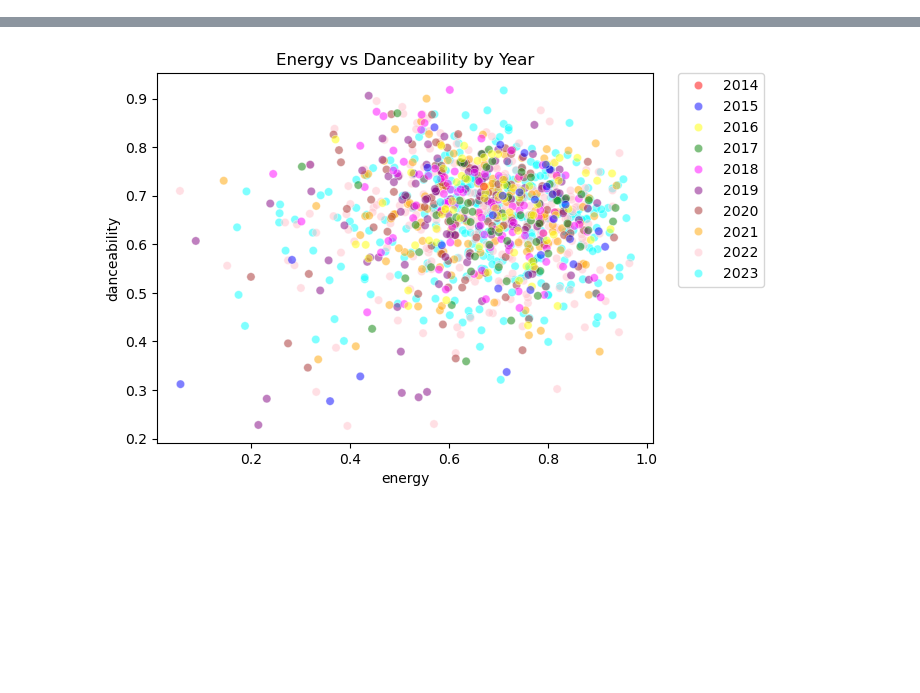
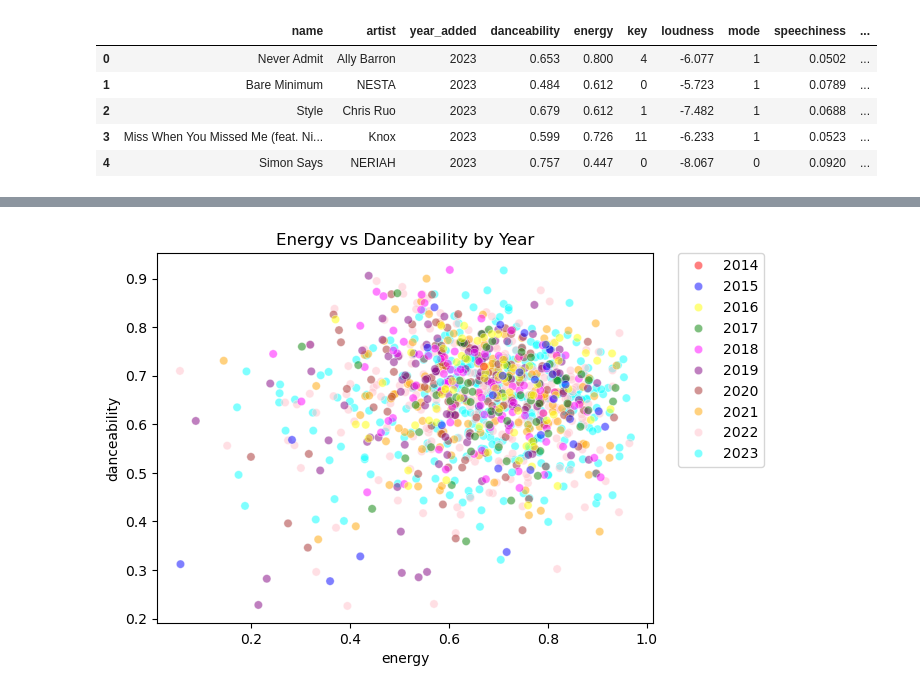
Before and after one commit to kspicer80/spotify_analysis, a Jupyter notebook: spotify_data_analysis.ipynb, the cells around one changed output, grey strips where cells are left out. Cells and saved outputs as stored; diff of their text form; code cells hidden in the pictures; blank space fills up the shorter version.

```diff
--- a/spotify_data_analysis.ipynb
+++ b/spotify_data_analysis.ipynb
@@ -18,9 +18,18 @@ year_colors = {
     2023: "cyan"
 }
 
-with open('saved_tracks_with_features.json', 'r') as infile:
+with open('main_data_files/saved_tracks_with_features.json', 'r') as infile:
     saved_tracks_with_features = json.load(infile)
 # %%
 df = pd.json_normalize(saved_tracks_with_features)
 df['year_added'] = pd.to_datetime(df['added_at']).dt.year
 df = df[["name", "artist", "year_added", "danceability", "energy", "key", "loudness", "mode", "speechiness", "acousticness", "instrumentalness", "liveness", "valence", "tempo", "duration_ms", "time_signature", "uri", "added_at"]]
+# %%
+df.head()
+# %% [output]
+|  | name | artist | year_added | danceability | energy | key | loudness | mode | speechiness | ... |
+| 0 | Never Admit | Ally Barron | 2023 | 0.653 | 0.800 | 4 | -6.077 | 1 | 0.0502 | ... |
+| 1 | Bare Minimum | NESTA | 2023 | 0.484 | 0.612 | 0 | -5.723 | 1 | 0.0789 | ... |
+| 2 | Style | Chris Ruo | 2023 | 0.679 | 0.612 | 1 | -7.482 | 1 | 0.0688 | ... |
+| 3 | Miss When You Missed Me (feat. Ni... | Knox | 2023 | 0.599 | 0.726 | 11 | -6.233 | 1 | 0.0523 | ... |
+| 4 | Simon Says | NERIAH | 2023 | 0.757 | 0.447 | 0 | -8.067 | 0 | 0.0920 | ... |
```
Also changed, not shown: parts of 6 cells of this notebook, 10 other files.
